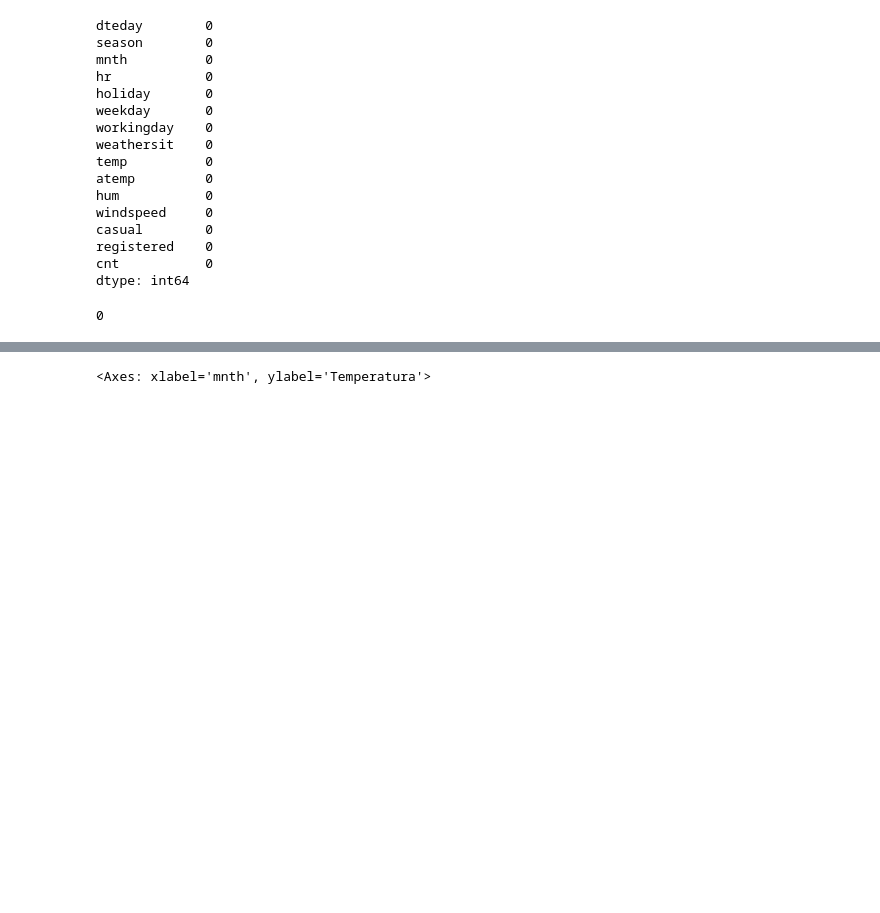
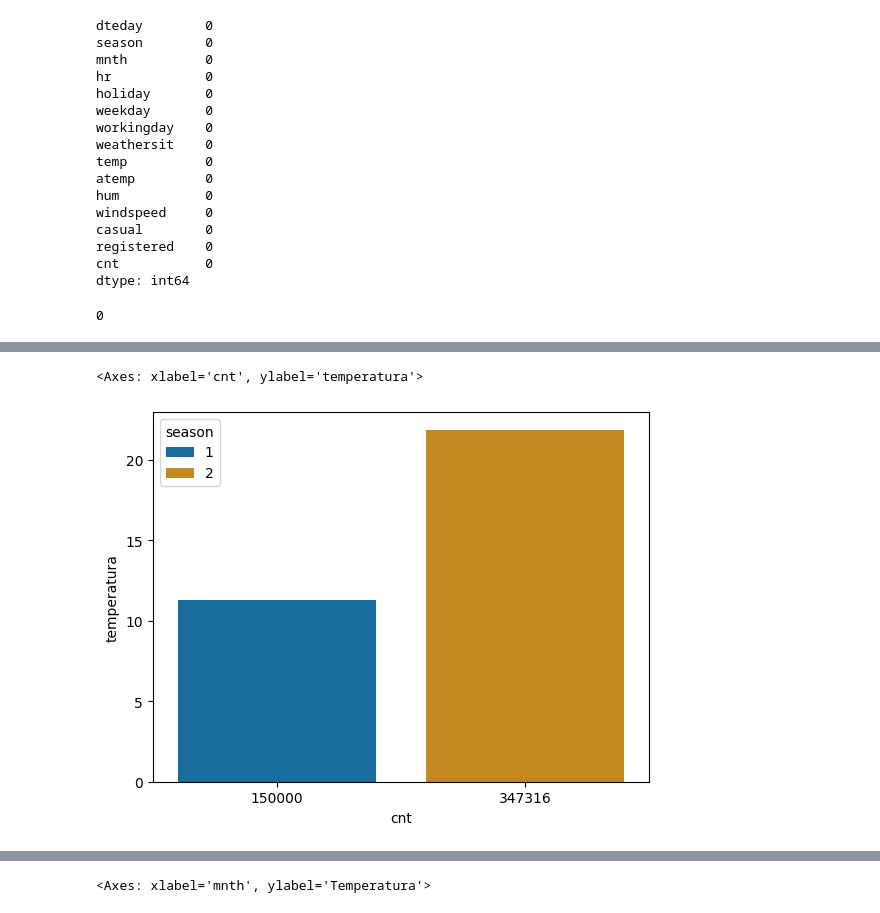
Before and after one commit to solfontan/Capital_Bikeshare_EDA, a Jupyter notebook: Datos_analisis.ipynb, the cells around one changed output, grey strips where cells are left out. Cells and saved outputs as stored; diff of their text form; code cells hidden in the pictures; blank space fills up the shorter version.

```diff
--- a/Datos_analisis.ipynb
+++ b/Datos_analisis.ipynb
@@ -362,0 +403,7 @@ df2011.query('registered  >= 500').sort_values(by='mnth')
+# %%
+df_inv_prim = df2011.query('season <= 2')
+# %%
+sns.barplot(data=df_inv_prim.groupby(['season'])[['temperatura','cnt']].agg({'temperatura':'mean', 'cnt': 'sum'}),x='cnt',y='temperatura', hue='season',palette='colorblind')
+# %% [output]
+<Axes: xlabel='cnt', ylabel='temperatura'>
+[figure, added]
```
Also changed, not shown: parts of 31 cells of this notebook, 1 other file.
